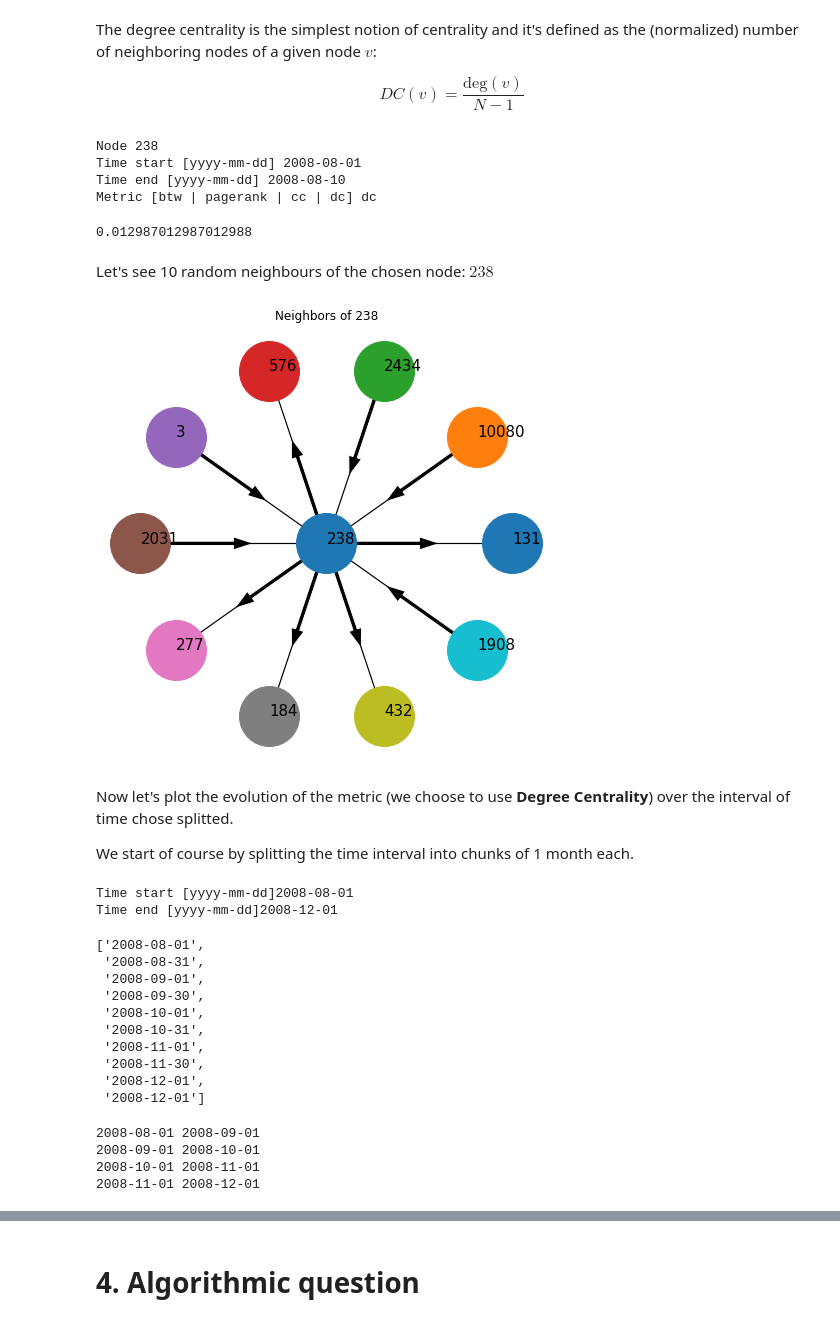
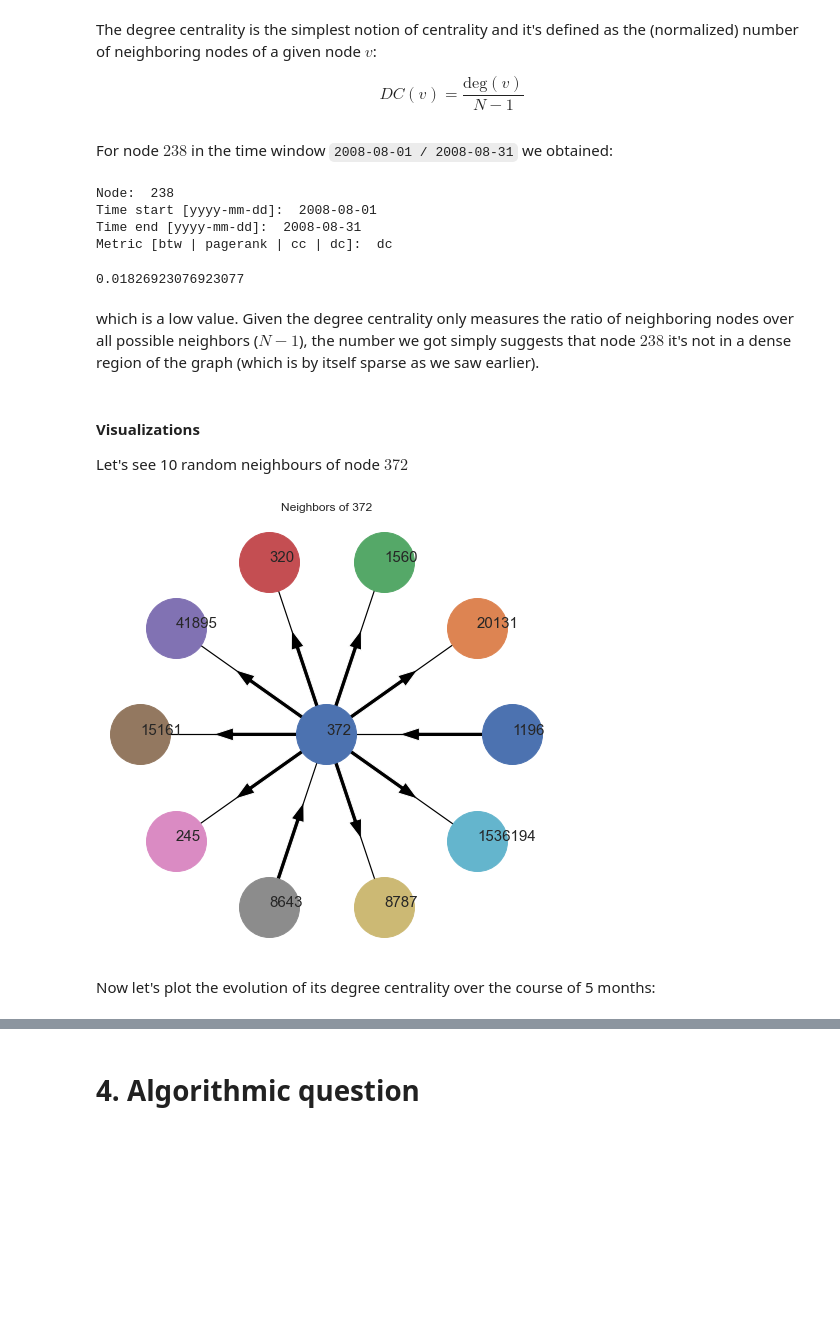
Before and after one commit to gmontill/ADM-HW5, a Jupyter notebook: main.ipynb, the cells around one changed output, grey strips where cells are left out. Saved outputs shown, nothing was run; the diff lists cells and outputs as text; code cells hidden in the pictures; blank space fills up the shorter version.

```diff
--- a/main.ipynb
+++ b/main.ipynb
@@ -14,19 +14,19 @@ Let's start by loading the datasets and by saving them into three separate dataf
 df_a2q = pd.read_table("data/sx-stackoverflow-a2q.txt",
                        delimiter=" ",
                        names=["src", "tgt", "timestamp"],
-                       nrows=10000)
+                       nrows=50000)
 
 # Comments to answers
 df_c2a = pd.read_table("data/sx-stackoverflow-c2a.txt",
                        delimiter=" ",
                        names=["src", "tgt", "timestamp"],
-                       nrows=10000)
+                       nrows=50000)
 
 # Comments to questions
 df_c2q = pd.read_table("data/sx-stackoverflow-c2q.txt",
                        delimiter=" ",
                        names=["src", "tgt", "timestamp"],
-                       nrows=10000)
+                       nrows=50000)
 # %% [markdown]
 Let's also convert the UNIX times in the `timestamp` column into `datetime` objects
 # %%
@@ -198,29 +200,26 @@ This value reinforces what we saw earlier with the betweenness centrality: this
 The degree centrality is the simplest notion of centrality and it's defined as the (normalized) number of neighboring nodes of a given node $v$:
 
 $$DC(v)=\frac{\text{deg}(v)}{N-1}$$
+# %% [markdown]
+For node $238$ in the time window `2008-08-01 / 2008-08-31` we obtained:
 # %%
 func_selector(G, 2)
 # %% [output]
-Node 238
-Time start [yyyy-mm-dd] 2008-08-01
-Time end [yyyy-mm-dd] 2008-08-10
-Metric [btw | pagerank | cc | dc] dc
+Node:  238
+Time start [yyyy-mm-dd]:  2008-08-01
+Time end [yyyy-mm-dd]:  2008-08-31
+Metric [btw | pagerank | cc | dc]:  dc
-0.012987012987012988
+0.01826923076923077
+# %% [markdown]
+which is a low value. Given the degree centrality only measures the ratio of neighboring nodes over all possible neighbors ($N-1$), the number we got simply suggests that node $238$ it's not in a dense region of the graph (which is by itself sparse as we saw earlier).
 # %% [markdown]
-Let's see 10 random neighbours of the chosen node: $238$
+#### Visualizations
+
+Let's see 10 random neighbours of node $372$
 # %%
-plt = graph.plot_neighbors(G, "238", max_neighbors=10)
+plt = graph.plot_neighbors(G, "372", max_neighbors=10)
 plt.show()
 # %% [output]
-[figure, old version]
+[figure, new version]
 # %% [markdown]
-Now let's plot the evolution of the metric (we choose to use **Degree Centrality**) over the interval of time chose splitted.
-
-We start of course by splitting the time interval into chunks of 1 month each.
+Now let's plot the evolution of its degree centrality over the course of 5 months:
-# %%
-time_start = pd.to_datetime(input("Time start [yyyy-mm-dd]"), format='%Y-%m-%d')
-time_end = pd.to_datetime(input("Time end [yyyy-mm-dd]"), format='%Y-%m-%d')
-time_interval = (time_start, time_end)
-# %% [output]
-Time start [yyyy-mm-dd]2008-08-01
-Time end [yyyy-mm-dd]2008-12-01
@@ -245,24 +225,0 @@ for i in intervals:
-# %%
-lista
-# %% [output]
-['2008-08-01',
- '2008-08-31',
- '2008-09-01',
- '2008-09-30',
- '2008-10-01',
- '2008-10-31',
- '2008-11-01',
- '2008-11-30',
- '2008-12-01',
- '2008-12-01']
-# %%
-deg = []
-for i in range(0,len(lista)-2, 2):
-    Gm = graph.filter_graph_by_time(G, [pd.to_datetime(lista[i], format='%Y-%m-%d'), pd.to_datetime(lista[i+2], format='%Y-%m-%d')])
-    if(bool(Gm.nodes)):
-        deg.append(Gm.degree('372') / (len(Gm) - 1))
-# %% [output]
-2008-08-01 2008-09-01
-2008-09-01 2008-10-01
-2008-10-01 2008-11-01
-2008-11-01 2008-12-01
```
Also changed, not shown: parts of 35 cells of this notebook, 3 other files.
